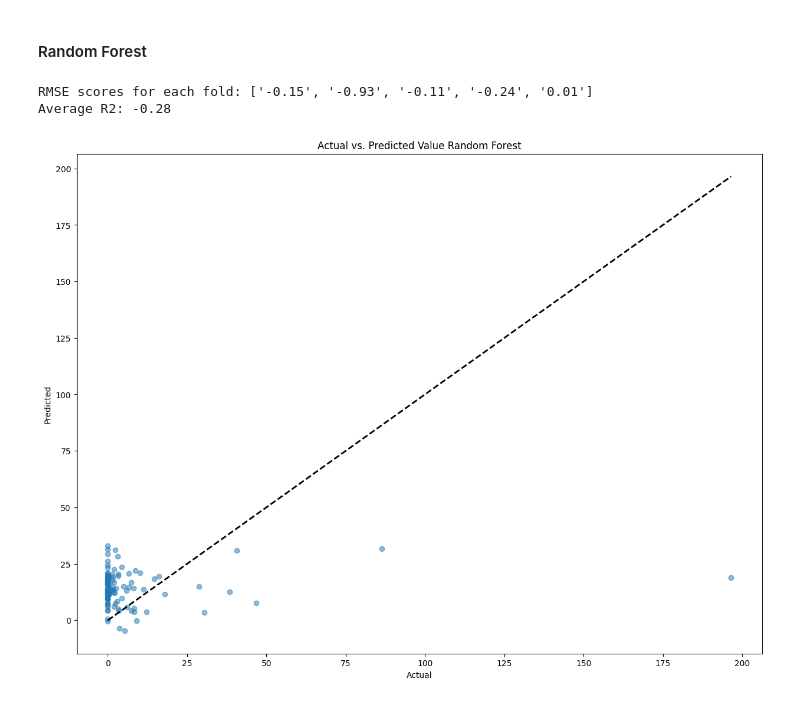
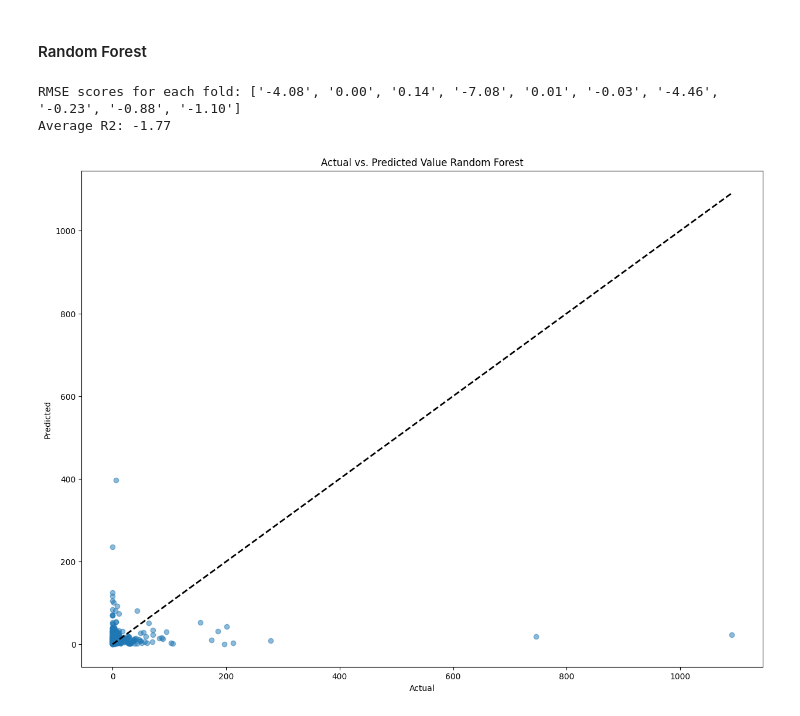
Before and after one commit to PrelaunchZeus2/Data-319-Model-Data-Based-Methods, a Jupyter notebook: Final Project/Fires.ipynb, the cells around one changed output. Saved outputs shown, nothing was run; the diff lists cells and outputs as text; code cells hidden in the pictures.

```diff
--- a/Final Project/Fires.ipynb
+++ b/Final Project/Fires.ipynb
@@ -121,12 +102,6 @@ from sklearn.preprocessing import StandardScaler
 #set dependent and independent vars
 X = fire_data[['FFMC', 'DMC', 'DC', 'ISI', 'temp', 'RH', 'wind', 'rain']]
 Y = fire_data['area']
-
-#standardize X
-
-scaler = StandardScaler()
-scaled_features = scaler.fit_transform(X)
-X = scaled_features
 
 #perform regression
 f_vals, p_vals = f_regression(X, Y)
@@ -159,7 +134,7 @@ plt.show()
 from sklearn.linear_model import LinearRegression
 from sklearn.model_selection import KFold, cross_val_score
 
-k_folds = KFold(n_splits = 5, shuffle = True)
+k_folds = KFold(n_splits = 10, shuffle = True)
 
 lreg = LinearRegression()
 
@@ -191,18 +182,15 @@ plt.show()
 from sklearn.preprocessing import PolynomialFeatures
 from sklearn.model_selection import KFold, cross_val_score
 from sklearn.metrics import r2_score
-# Assuming X and Y are defined and contain your features and target variable respectively
-# Initialize KFold
-kf = KFold(n_splits=5, shuffle=True, random_state=42)
 
 # Prepare to collect the scores
 r2_scores = []
 
 # Perform K-Fold Cross-Validation
-for train_index, test_index in kf.split(X):
+for train_index, test_index in k_folds.split(X):
     # Split data
-    X_train, X_test = X[train_index], X[test_index]
-    Y_train, Y_test = Y[train_index], Y[test_index]
+    X_train, X_test = X.iloc[train_index], X.iloc[test_index]
+    Y_train, Y_test = Y.iloc[train_index], Y.iloc[test_index]
 
     # Fit the model
     model = LinearRegression()
@@ -236,27 +224,42 @@ plt.show()
 # %%
 from sklearn.ensemble import RandomForestRegressor
 
-k_folds = KFold(n_splits = 5, shuffle = True)
 randfore = RandomForestRegressor(n_estimators = 100) #100 trees
 scores = cross_val_score(randfore, X, Y, cv = k_folds, scoring = 'r2')
 
 print(f"RMSE scores for each fold: {[f'{score:.2f}' for score in scores]}")
 print(f"Average R2: {np.mean(scores):.2f}")
 # %% [output]
-RMSE scores for each fold: ['-0.15', '-0.93', '-0.11', '-0.24', '0.01']
-Average R2: -0.28
+RMSE scores for each fold: ['-4.08', '0.00', '0.14', '-7.08', '0.01', '-0.03', '-4.46', '-0.23', '-0.88', '-1.10']
+Average R2: -1.77
 # %%
-preds = randfore.fit(X, Y).predict(X)
+all_preds = []
+all_y_test = []
+
+for train_index, test_index in k_folds.split(X):
+    X_train, X_test = X.iloc[train_index], X.iloc[test_index]
+    Y_train, Y_test = Y.iloc[train_index], Y.iloc[test_index]
+
+    # Fit the model and predict
+    preds = randfore.fit(X_train, Y_train).predict(X_test)
+
+    # Store predictions and actual values
+    all_preds.extend(preds)
+    all_y_test.extend(Y_test)
+
+# Convert lists to numpy arrays for plotting
+all_preds = np.array(all_preds)
+all_y_test = np.array(all_y_test)
 
 #plot of actual vs predicted
 plt.figure(figsize = (15, 11))
-plt.scatter(Y_test, Y_pred, alpha = 0.5)
+plt.scatter(all_y_test, all_preds, alpha = 0.5)
 
 #perfect fit line
-plt.plot([Y_test.min(), Y_test.max()], [Y_test.min(), Y_test.max()], 'k--', lw = 2)
+plt.plot([all_y_test.min(), all_y_test.max()], [all_y_test.min(), all_y_test.max()], 'k--', lw = 2)
 plt.title('Actual vs. Predicted Value Random Forest')
 plt.ylabel('Predicted')
 plt.xlabel('Actual')
 plt.show()
 # %% [output]
-[figure, old version]
+[figure, new version]
```
Also changed, not shown: parts of 7 cells of this notebook.
